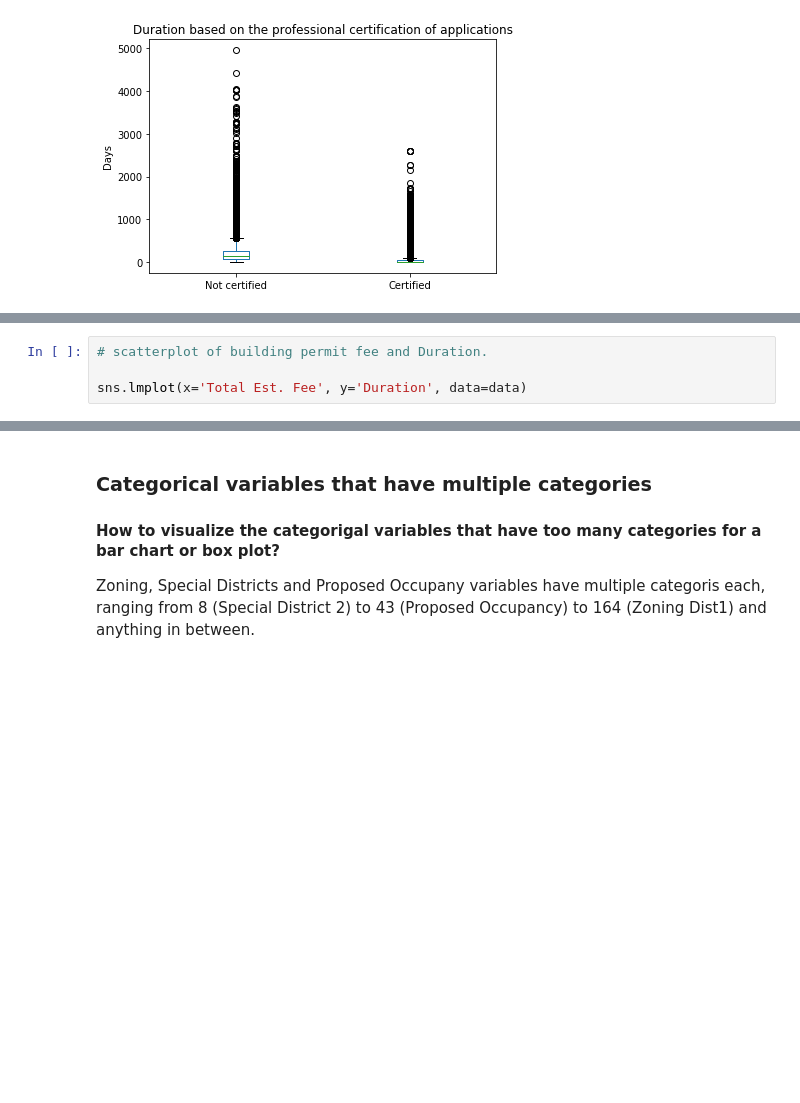
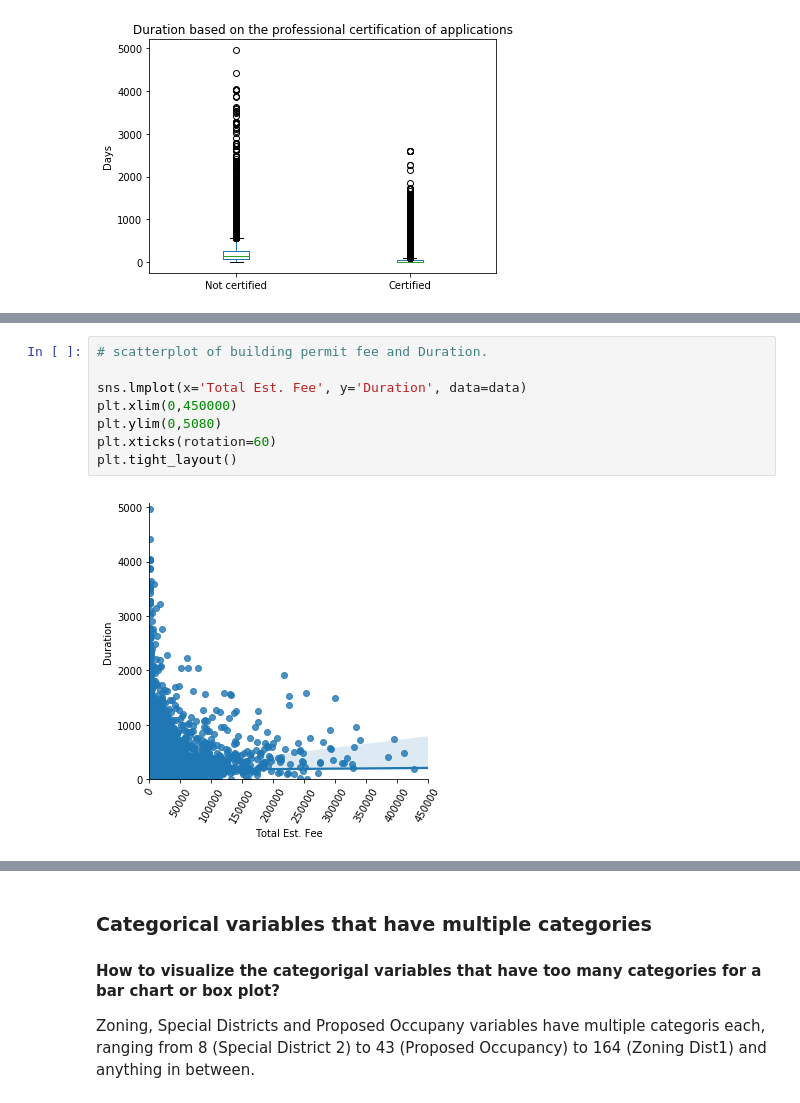
Before and after one commit to anoushavan/Capstone_1, a Jupyter notebook: code/preliminary_analysis.ipynb, the cells around one changed output, grey strips where cells are left out. Drawn from its saved outputs; the diff is of its cells as text; blank space fills up the shorter version.

```diff
--- a/code/preliminary_analysis.ipynb
+++ b/code/preliminary_analysis.ipynb
@@ -254,7 +257,13 @@ plt.tight_layout()
 # %%
 # scatterplot of building permit fee and Duration.
 
 sns.lmplot(x='Total Est. Fee', y='Duration', data=data)
+plt.xlim(0,450000)
+plt.ylim(0,5080)
+plt.xticks(rotation=60)
+plt.tight_layout()
+# %% [output]
+[figure, added]
 # %%
 # Histogram of Proposed Zoning square footage.
 fig, ax = plt.subplots(2,1)
```
Also changed, not shown: parts of 21 cells of this notebook, 1 other file.
